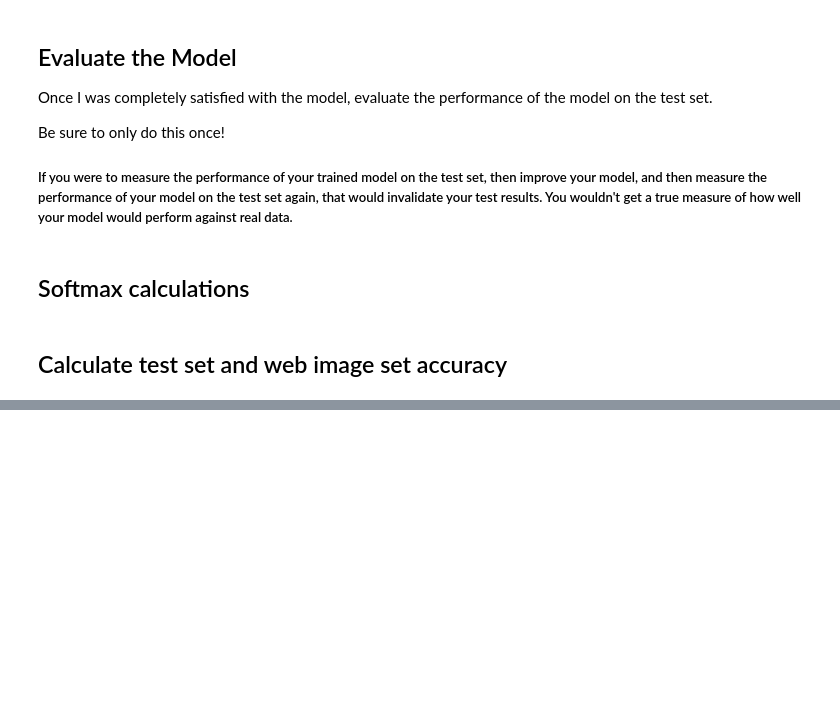
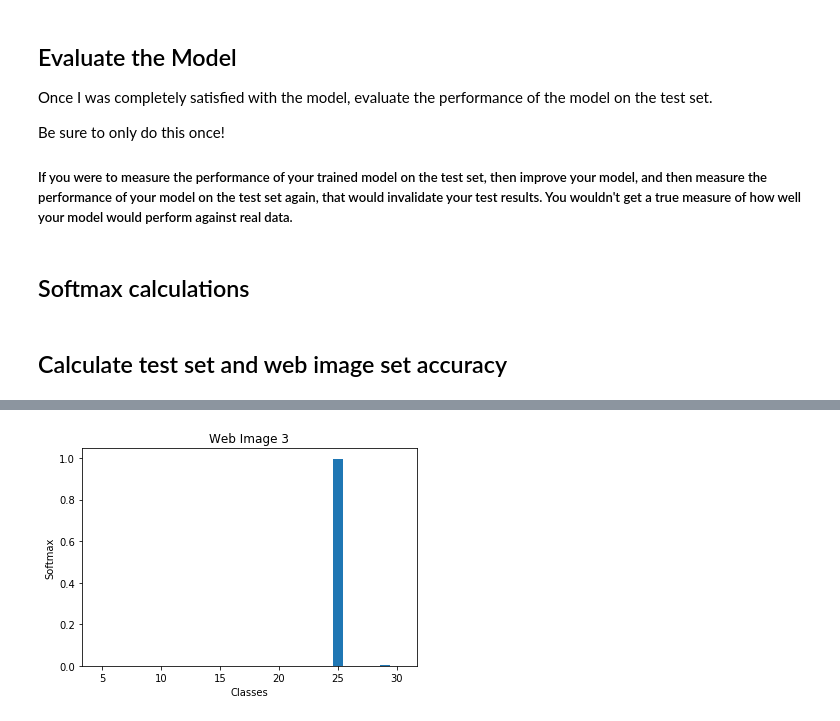
Before and after one commit to sunny1986/SDC_P2_TrafficSignClassifier, a Jupyter notebook: Traffic_Sign_Classifier_Final_Solution.ipynb, the cells around one changed output, grey strips where cells are left out. Drawn from its saved outputs; the diff is of its cells as text; code cells hidden in the pictures; blank space fills up the shorter version.

```diff
--- a/Traffic_Sign_Classifier_Final_Solution.ipynb
+++ b/Traffic_Sign_Classifier_Final_Solution.ipynb
@@ -408,0 +432,9 @@ TopKV2(values=array([[  8.51979315e-01,   1.18231922e-01,   2.94089019e-02,
+# %%
+# Plot softmax
+plt.bar([25, 29, 24,  5, 30],[9.97026145e-01,1.72651478e-03,1.13352295e-03,4.94772466e-05,3.14582030e-05])
+plt.xlabel('Classes')
+plt.ylabel('Softmax')
+plt.title('Web Image 3')
+plt.show()
+# %% [output]
+[figure, added]
```
Also changed, not shown: parts of 8 cells of this notebook.
